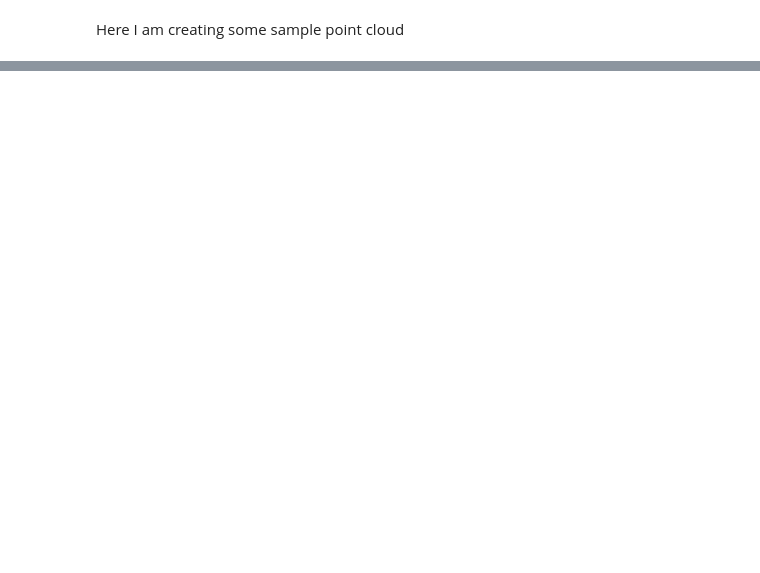
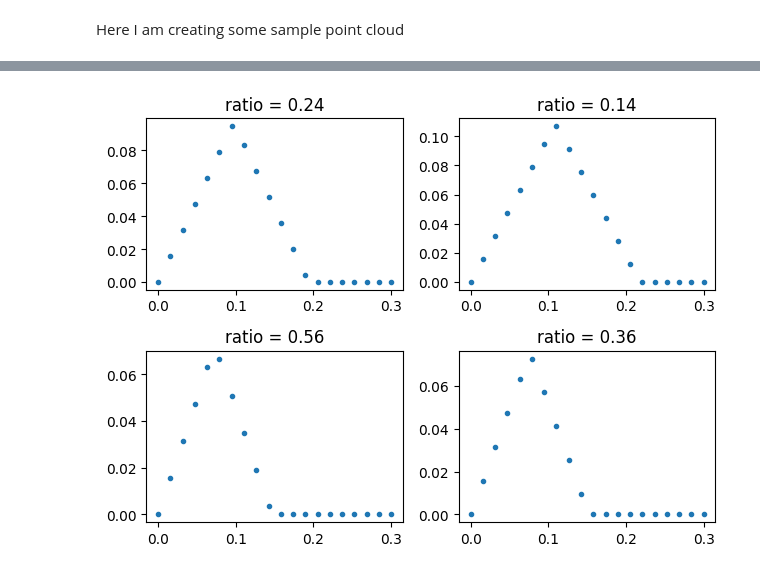
Before and after one commit to ALuchinsky/tdavec, a Jupyter notebook: notebook/tdavec.ipynb, the cells around one changed output, grey strips where cells are left out. Saved outputs shown, nothing was run; the diff lists cells and outputs as text; code cells hidden in the pictures; blank space fills up the shorter version.

```diff
--- a/notebook/tdavec.ipynb
+++ b/notebook/tdavec.ipynb
@@ -24,0 +54,9 @@ plt.axhline(0); plt.axvline(0)
+# %%
+X = vect.transform(homDim=0, output="PL")
+for i, x in enumerate(X[:4]):
+    plt.subplot(2,2,i+1)
+    plt.plot(vect.getParams()["scale"],x,'.')
+    plt.title("ratio = {:.2f}".format(ratList[i]))
+plt.tight_layout()
+# %% [output]
+[figure, added]
```
Also changed, not shown: parts of 12 cells of this notebook.
